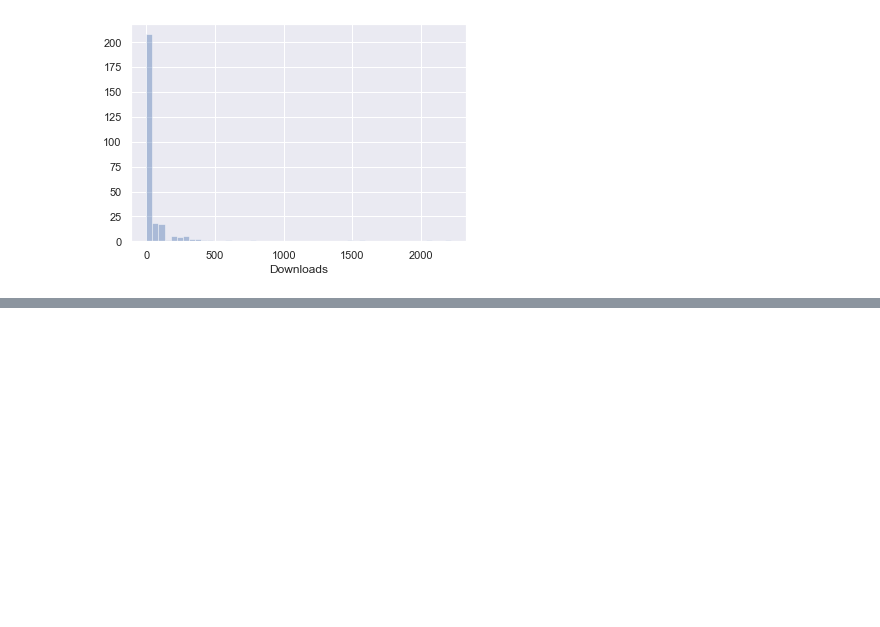
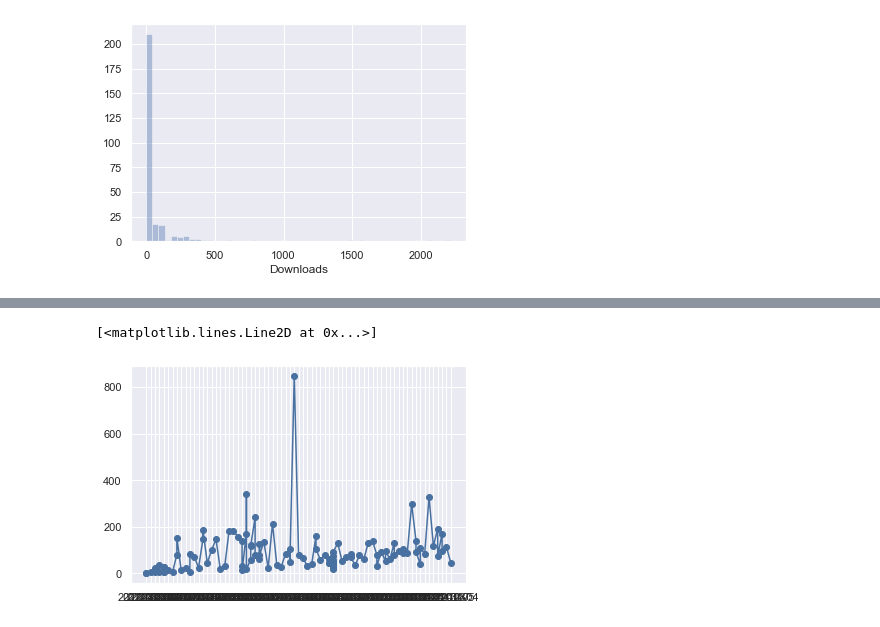
Before and after one commit to TheHelmBoss/hzdr-rodare-stats, a Jupyter notebook: Präsentationsnotebook.ipynb, the cells around one changed output, grey strips where cells are left out. Saved outputs shown, nothing was run; the diff lists cells and outputs as text; code cells hidden in the pictures; blank space fills up the shorter version.

```diff
--- a/Präsentationsnotebook.ipynb
+++ b/Präsentationsnotebook.ipynb
@@ -200,0 +222,7 @@ plt.savefig("./Verteilung_Views_2021.png", dpi=300)
+# %%
+# Verteile Record aus 2021 mit Viewzahlen
+start_date = '2021-01-01'
+plt.plot(df['pub_date'][df['pub_date'] >= start_date], df['views'][df['pub_date'] >= start_date], color='#4870a0', marker='o')
+# %% [output]
+[<matplotlib.lines.Line2D at 0x...>]
+[figure, added]
```
Also changed, not shown: parts of 9 cells of this notebook, 4 other files.
